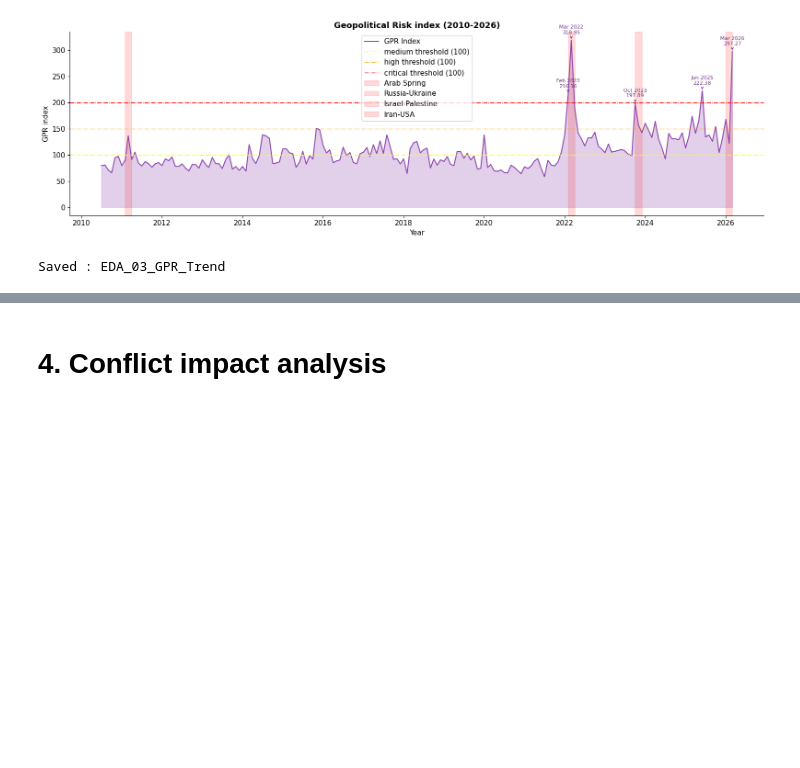
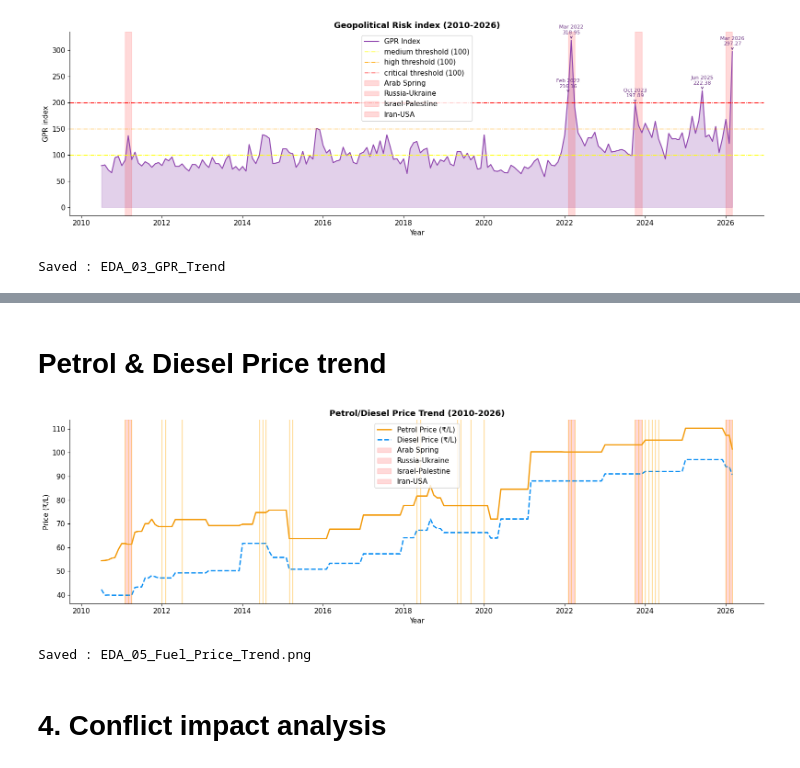
Before and after one commit to Anas-Quazi/Petro-Analyst, a Jupyter notebook: Exploratory_Data_Analysis/eda.ipynb, the cells around one changed output, grey strips where cells are left out. Saved outputs shown, nothing was run; the diff lists cells and outputs as text; code cells hidden in the pictures; blank space fills up the shorter version.

```diff
--- a/Exploratory_Data_Analysis/eda.ipynb
+++ b/Exploratory_Data_Analysis/eda.ipynb
@@ -296,3 +266,28 @@ Saved: eda_05_fuel_trend.png
+# %% [markdown]
+# Petrol & Diesel Price trend
+# %%
+
+fig, ax = plt.subplots(figsize=(16,5))
+ax.plot(df['date'], df['petrol_price'], color="#f39908", linewidth=2, label='Petrol Price (₹/L)')
+ax.plot(df['date'], df['diesel_price'], color="#088df3", linewidth=2, label='Diesel Price (₹/L)', linestyle='--')
+
+for d in conflict_months:
+    ax.axvline(x=d, color='orange', linewidth=1, alpha=0.6)
+
+for start, end, label in conflict_periods:
+    ax.axvspan(pd.to_datetime(start), pd.to_datetime(end), label=label, color='red', alpha=0.15)
+
+ax.set_title('Petrol/Diesel Price Trend (2010-2026)')
+ax.set_xlabel('Year')
+ax.set_ylabel('Price (₹/L)')
+plt.legend(loc='upper center')
+plt.tight_layout()
+plt.savefig(r'C:\Users\anasq\OneDrive\Desktop\PetroAnalyst\Exploratory_Data_Analysis\EDA_Visualizations\EDA_05_Fuel_Price_Trend.png')
+plt.show()
+print('Saved : EDA_05_Fuel_Price_Trend.png')
+# %% [output]
+[figure, added]
+Saved : EDA_05_Fuel_Price_Trend.png
 # %% [markdown]
 # 4. Conflict impact analysis
 # %%
```
Also changed, not shown: parts of 4 cells of this notebook, 3 other files.
